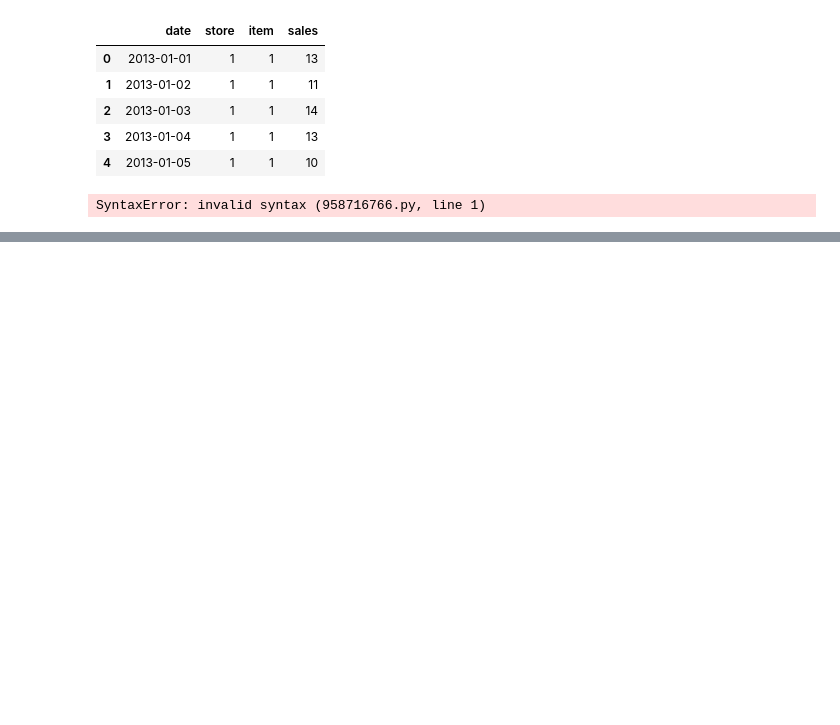
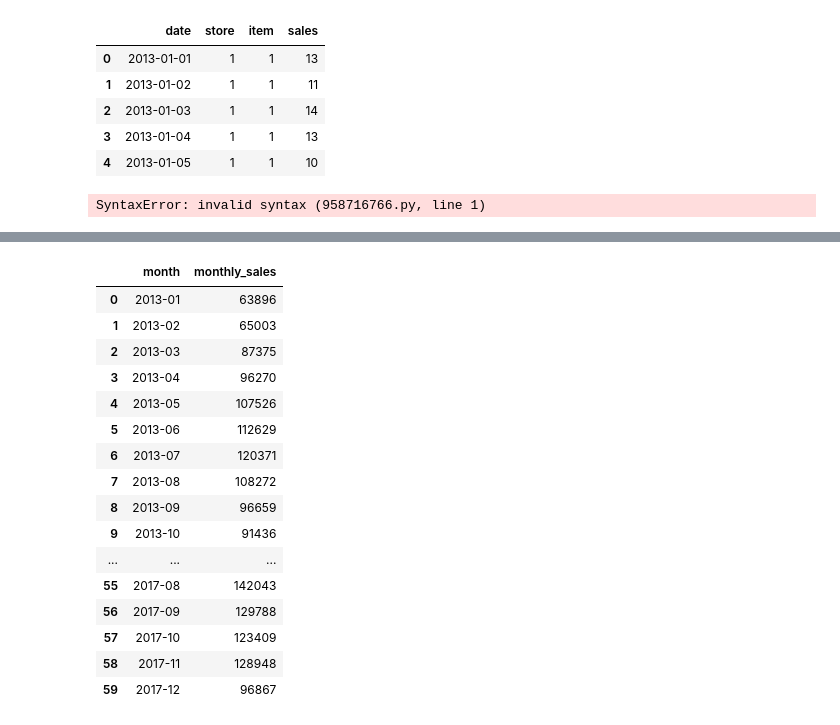
Before and after one commit to ProxyCode/retail-sales-analytics-portfolio, a Jupyter notebook: notebooks/01_sql_analysis.ipynb, the cells around one changed output, grey strips where cells are left out. Cells and saved outputs as stored; diff of their text form; code cells hidden in the pictures; blank space fills up the shorter version.

Commit message:
Step 7: Added basic SQL data exploration

```diff
--- a/notebooks/01_sql_analysis.ipynb
+++ b/notebooks/01_sql_analysis.ipynb
@@ -92,0 +119,9 @@ SyntaxError: invalid syntax (958716766.py, line 1)
+# %%
+import sqlite3
+import pandas as pd
+
+# Correct relative path from notebooks/
+conn = sqlite3.connect('../data/interim/retail.db')
+
+# Test reading the table info
+pd.read_sql("PRAGMA table_info(sales);", conn)
@@ -92,0 +184,25 @@ SyntaxError: invalid syntax (958716766.py, line 1)
+# %%
+pd.read_sql("""
+SELECT substr(date, 1, 7) AS month, SUM(sales) AS monthly_sales
+FROM sales
+GROUP BY month
+ORDER BY month;
+""", conn)
+# %% [output]
+|  | month | monthly_sales |
+| 0 | 2013-01 | 63896 |
+| 1 | 2013-02 | 65003 |
+| 2 | 2013-03 | 87375 |
+| 3 | 2013-04 | 96270 |
+| 4 | 2013-05 | 107526 |
+| 5 | 2013-06 | 112629 |
+| 6 | 2013-07 | 120371 |
+| 7 | 2013-08 | 108272 |
+| 8 | 2013-09 | 96659 |
+| 9 | 2013-10 | 91436 |
+| ... | ... | ... |
+| 55 | 2017-08 | 142043 |
+| 56 | 2017-09 | 129788 |
+| 57 | 2017-10 | 123409 |
+| 58 | 2017-11 | 128948 |
+| 59 | 2017-12 | 96867 |
```
Also changed, not shown: parts of 9 cells of this notebook.
